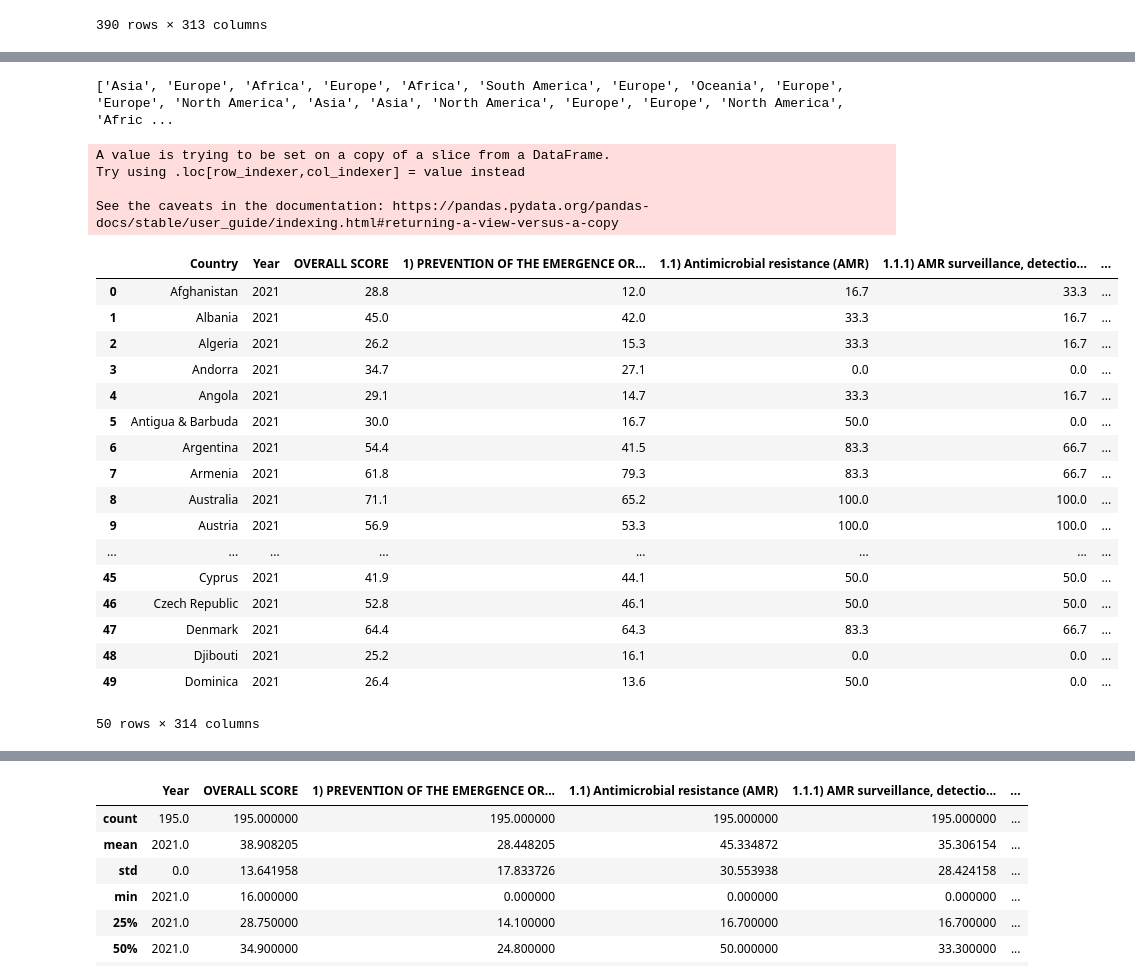
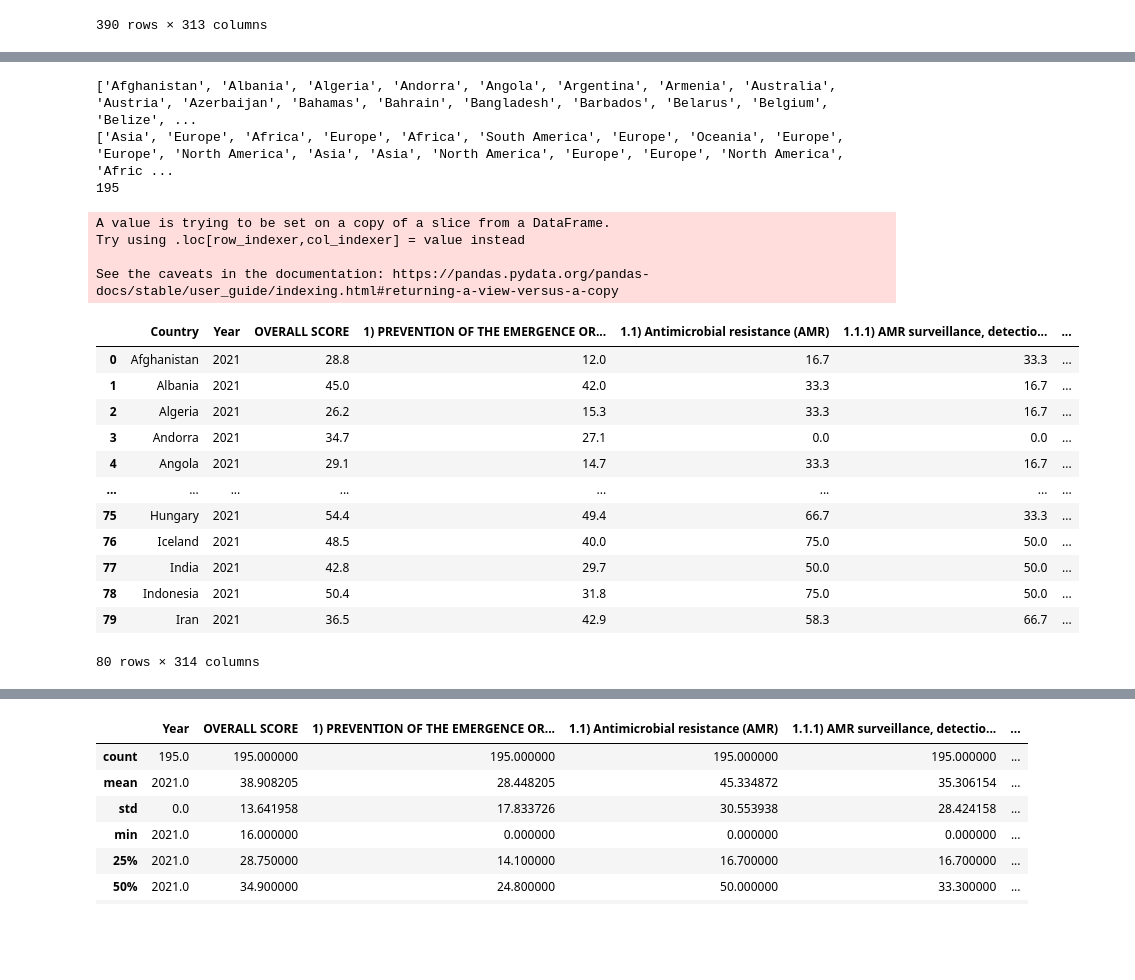
Before and after one commit to RemainingDelta/Care-Compass, a Jupyter notebook: datasets/preprocessed-datasets/DataCleaning_Arthur.ipynb, the cells around one changed output, grey strips where cells are left out. Drawn from its saved outputs; the diff is of its cells as text; code cells hidden in the pictures; blank space fills up the shorter version.

```diff
--- a/datasets/preprocessed-datasets/DataCleaning_Arthur.ipynb
+++ b/datasets/preprocessed-datasets/DataCleaning_Arthur.ipynb
@@ -343,45 +320,49 @@ figure.show()
 # %%
 #adds a continent column to the ghs_index dataframe
 ghs_index_2021 = ghs_index[(ghs_index['Year'] == 2021)]
 continents_list = []
+countrys_list = []
 for item in ghs_index_2021.iterrows():
     for item2 in df_continents.iterrows():
         if item2[1]['Country'] == item[1]['Country']:
             continents_list.append(item2[1]['Continent'])
+            countrys_list.append(item2[1]['Country'])
+            #print(item2[1]['Country'])
+            #print(item2[1]['Continent'])
+
             #ghs_index['Continent'] = item2[1]['Continent']
 
         #print(item)
         #print(item2)
         #break
-print(continents_list)
+#print(countrys_list)
+#print(continents_list)
+#print(len(ghs_index_2021))
 ghs_index_2021['Continent'] = pd.Series(continents_list)
 
 
-ghs_index_2021.head(50)
+ghs_index_2021.head(80)
 # %% [output]
+['Afghanistan', 'Albania', 'Algeria', 'Andorra', 'Angola', 'Argentina', 'Armenia', 'Australia', 'Austria', 'Azerbaijan', 'Bahamas', 'Bahrain', 'Bangladesh', 'Barbados', 'Belarus', 'Belgium', 'Belize', ...
 ['Asia', 'Europe', 'Africa', 'Europe', 'Africa', 'South America', 'Europe', 'Oceania', 'Europe', 'Europe', 'North America', 'Asia', 'Asia', 'North America', 'Europe', 'Europe', 'North America', 'Afric ...
+195
 A value is trying to be set on a copy of a slice from a DataFrame.
 Try using .loc[row_indexer,col_indexer] = value instead
 
 See the caveats in the documentation: https://pandas.pydata.org/pandas-docs/stable/user_guide/indexing.html#returning-a-view-versus-a-copy
 |  | Country | Year | OVERALL SCORE | 1) PREVENTION OF THE EMERGENCE OR... | 1.1) Antimicrobial resistance (AMR) | 1.1.1) AMR surveillance, detectio... | ... |
 | 0 | Afghanistan | 2021 | 28.8 | 12.0 | 16.7 | 33.3 | ... |
 | 1 | Albania | 2021 | 45.0 | 42.0 | 33.3 | 16.7 | ... |
 | 2 | Algeria | 2021 | 26.2 | 15.3 | 33.3 | 16.7 | ... |
 | 3 | Andorra | 2021 | 34.7 | 27.1 | 0.0 | 0.0 | ... |
 | 4 | Angola | 2021 | 29.1 | 14.7 | 33.3 | 16.7 | ... |
-| 5 | Antigua & Barbuda | 2021 | 30.0 | 16.7 | 50.0 | 0.0 | ... |
-| 6 | Argentina | 2021 | 54.4 | 41.5 | 83.3 | 66.7 | ... |
-| 7 | Armenia | 2021 | 61.8 | 79.3 | 83.3 | 66.7 | ... |
-| 8 | Australia | 2021 | 71.1 | 65.2 | 100.0 | 100.0 | ... |
-| 9 | Austria | 2021 | 56.9 | 53.3 | 100.0 | 100.0 | ... |
 | ... | ... | ... | ... | ... | ... | ... | ... |
-| 45 | Cyprus | 2021 | 41.9 | 44.1 | 50.0 | 50.0 | ... |
-| 46 | Czech Republic | 2021 | 52.8 | 46.1 | 50.0 | 50.0 | ... |
-| 47 | Denmark | 2021 | 64.4 | 64.3 | 83.3 | 66.7 | ... |
-| 48 | Djibouti | 2021 | 25.2 | 16.1 | 0.0 | 0.0 | ... |
-| 49 | Dominica | 2021 | 26.4 | 13.6 | 50.0 | 0.0 | ... |
+| 75 | Hungary | 2021 | 54.4 | 49.4 | 66.7 | 33.3 | ... |
+| 76 | Iceland | 2021 | 48.5 | 40.0 | 75.0 | 50.0 | ... |
+| 77 | India | 2021 | 42.8 | 29.7 | 50.0 | 50.0 | ... |
+| 78 | Indonesia | 2021 | 50.4 | 31.8 | 75.0 | 50.0 | ... |
+| 79 | Iran | 2021 | 36.5 | 42.9 | 58.3 | 66.7 | ... |
-50 rows × 314 columns
+80 rows × 314 columns
 # %%
 
 #df_total2 = df_total.iloc[4191:]
```
Also changed, not shown: parts of 7 cells of this notebook, 4 other files.
